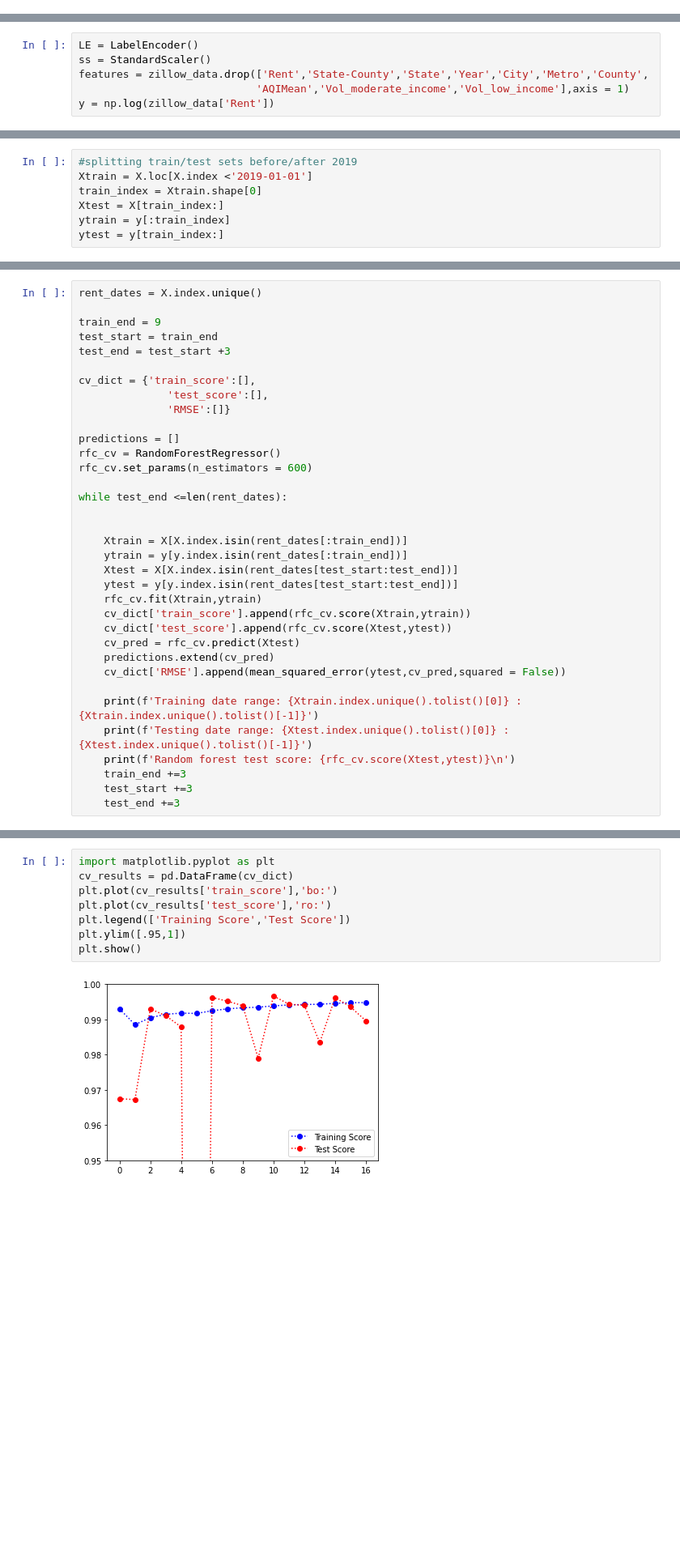
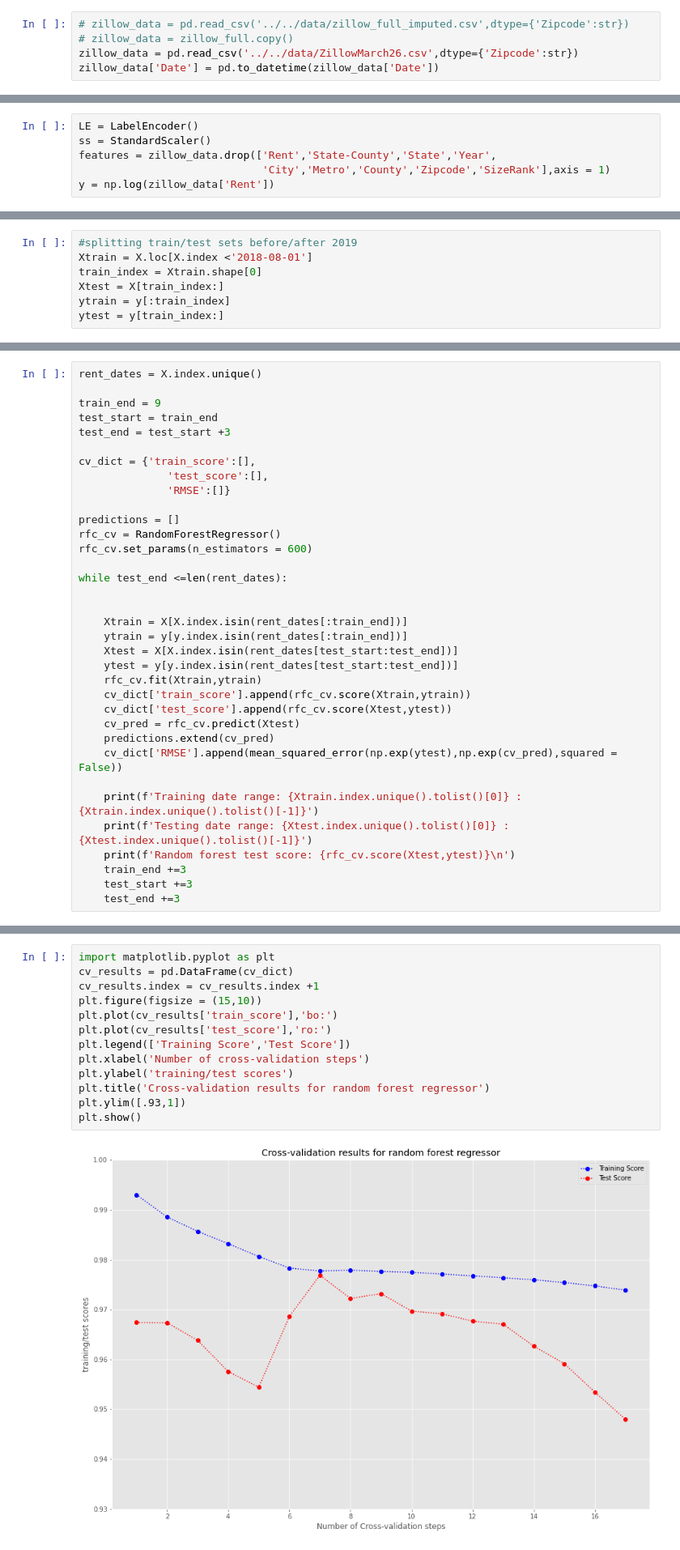
Before and after one commit to EugeniaDickson/zillow_rent_index, a Jupyter notebook: DouglasPizac/rent_model.ipynb, the cells around one changed output, grey strips where cells are left out. Shown at 81% size. Drawn from its saved outputs; the diff is of its cells as text; blank space fills up the shorter version.

```diff
--- a/DouglasPizac/rent_model.ipynb
+++ b/DouglasPizac/rent_model.ipynb
@@ -8,3 +12,8 @@ zillow_data = pd.read_csv('../../data/zillow_full_imputed.csv',dtype={'Zipcode':
+# %%
+# zillow_data = pd.read_csv('../../data/zillow_full_imputed.csv',dtype={'Zipcode':str})
+# zillow_data = zillow_full.copy()
+zillow_data = pd.read_csv('../../data/ZillowMarch26.csv',dtype={'Zipcode':str})
+zillow_data['Date'] = pd.to_datetime(zillow_data['Date'])
 # %%
 zillow_data.set_index('Date',inplace = True)
 # %%
@@ -49,8 +67,8 @@ from sklearn.preprocessing import LabelEncoder, StandardScaler
 # %%
 LE = LabelEncoder()
 ss = StandardScaler()
-features = zillow_data.drop(['Rent','State-County','State','Year','City','Metro','County',
-                            'AQIMean','Vol_moderate_income','Vol_low_income'],axis = 1)
+features = zillow_data.drop(['Rent','State-County','State','Year',
+                             'City','Metro','County','Zipcode','SizeRank'],axis = 1)
 y = np.log(zillow_data['Rent'])
 # %%
 
@@ -88,6 +109,6 @@ Index(['Zipcode', 'SizeRank', 'PersonalIncome', 'total_pop', 'households',
 # %%
 #splitting train/test sets before/after 2019
-Xtrain = X.loc[X.index <'2019-01-01']
+Xtrain = X.loc[X.index <'2018-08-01']
 train_index = Xtrain.shape[0]
 Xtest = X[train_index:]
 ytrain = y[:train_index]
@@ -247,7 +305,7 @@ while test_end <=len(rent_dates):
     cv_dict['test_score'].append(rfc_cv.score(Xtest,ytest))
     cv_pred = rfc_cv.predict(Xtest)
     predictions.extend(cv_pred)
-    cv_dict['RMSE'].append(mean_squared_error(ytest,cv_pred,squared = False))
+    cv_dict['RMSE'].append(mean_squared_error(np.exp(ytest),np.exp(cv_pred),squared = False))
 
     print(f'Training date range: {Xtrain.index.unique().tolist()[0]} : {Xtrain.index.unique().tolist()[-1]}')
     print(f'Testing date range: {Xtest.index.unique().tolist()[0]} : {Xtest.index.unique().tolist()[-1]}')
@@ -276,13 +334,18 @@ Random forest test score: 0.9895974433343732
 # %%
 import matplotlib.pyplot as plt
 cv_results = pd.DataFrame(cv_dict)
+cv_results.index = cv_results.index +1
+plt.figure(figsize = (15,10))
 plt.plot(cv_results['train_score'],'bo:')
 plt.plot(cv_results['test_score'],'ro:')
 plt.legend(['Training Score','Test Score'])
-plt.ylim([.95,1])
+plt.xlabel('Number of cross-validation steps')
+plt.ylabel('training/test scores')
+plt.title('Cross-validation results for random forest regressor')
+plt.ylim([.93,1])
 plt.show()
 # %% [output]
-[figure, old version]
+[figure, new version]
 # %%
 print(cv_results['test_score'].mean())
 print(cv_results.shape[0])
```
Also changed, not shown: parts of 36 cells of this notebook.
